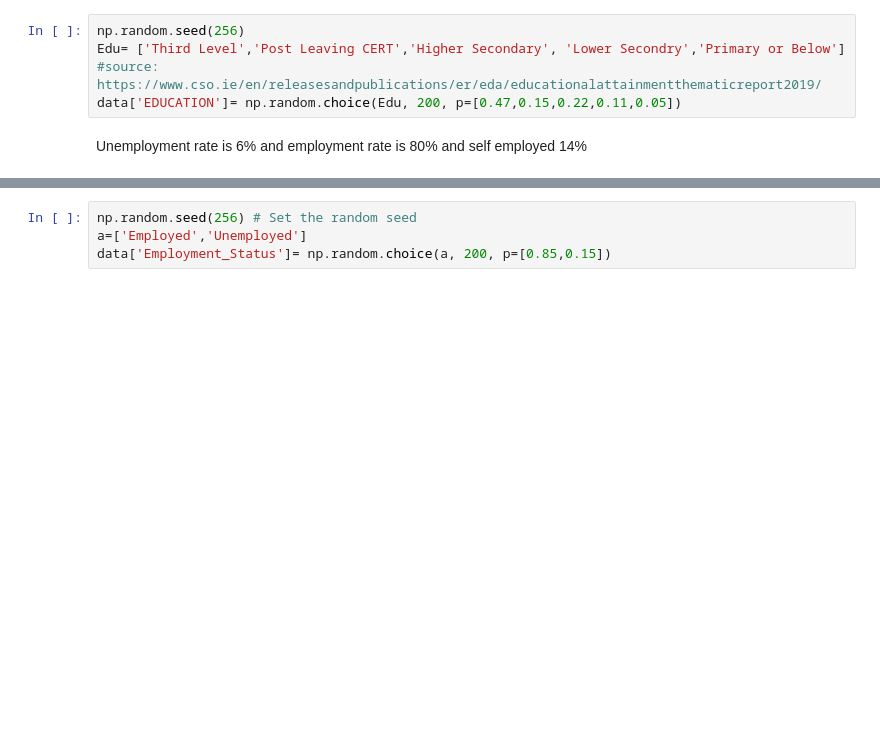
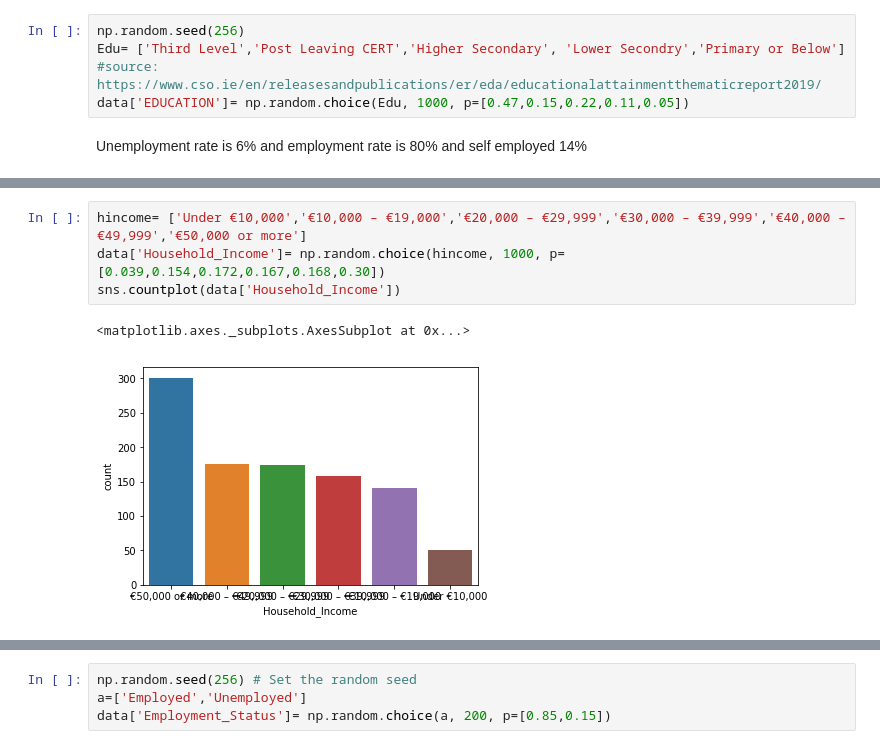
Before and after one commit to Freeha-S/ProgDA_Project, a Jupyter notebook: ProgDA-Project.ipynb, the cells around one changed output, grey strips where cells are left out. Cells and saved outputs as stored; diff of their text form; blank space fills up the shorter version.

```diff
--- a/ProgDA-Project.ipynb
+++ b/ProgDA-Project.ipynb
@@ -73,6 +96,6 @@ ValueError: Length of values does not match length of index
 np.random.seed(256)
 Edu= ['Third Level','Post Leaving CERT','Higher Secondary', 'Lower Secondry','Primary or Below']
 #source: https://www.cso.ie/en/releasesandpublications/er/eda/educationalattainmentthematicreport2019/
-data['EDUCATION']= np.random.choice(Edu, 200, p=[0.47,0.15,0.22,0.11,0.05])
+data['EDUCATION']= np.random.choice(Edu, 1000, p=[0.47,0.15,0.22,0.11,0.05])
 # %% [markdown]
 Unemployment rate is  6% and employment rate is 80% and self employed 14%
@@ -78,0 +111,7 @@ Unemployment rate is  6% and employment rate is 80% and self employed 14%
+# %%
+hincome= ['Under €10,000','€10,000 – €19,000','€20,000 – €29,999','€30,000 – €39,999','€40,000 – €49,999','€50,000 or more']
+data['Household_Income']= np.random.choice(hincome, 1000, p=[0.039,0.154,0.172,0.167,0.168,0.30])
+sns.countplot(data['Household_Income'])
+# %% [output]
+<matplotlib.axes._subplots.AxesSubplot at 0x...>
+[figure, added]
```
Also changed, not shown: parts of 11 cells of this notebook, 2 other files.
